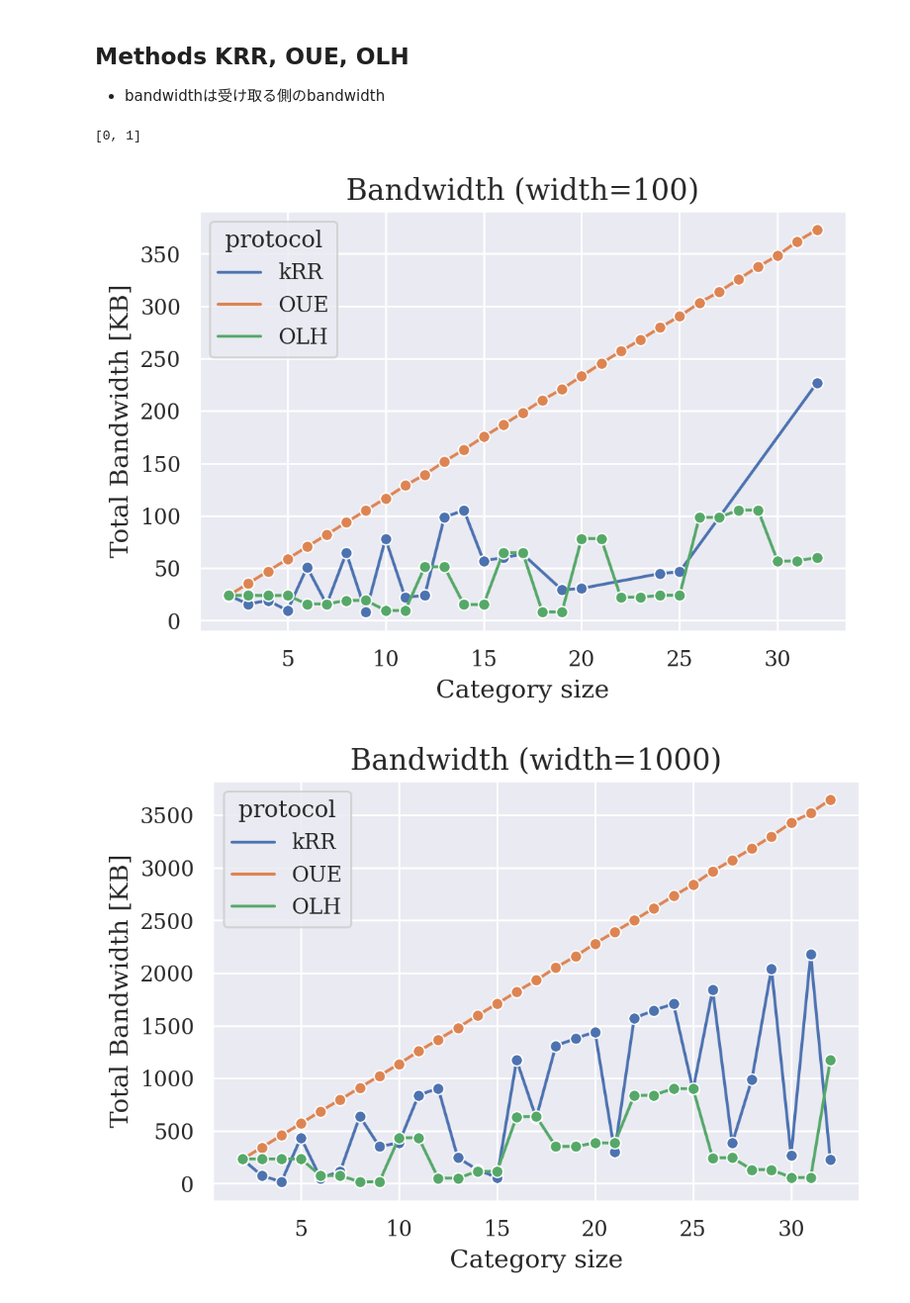
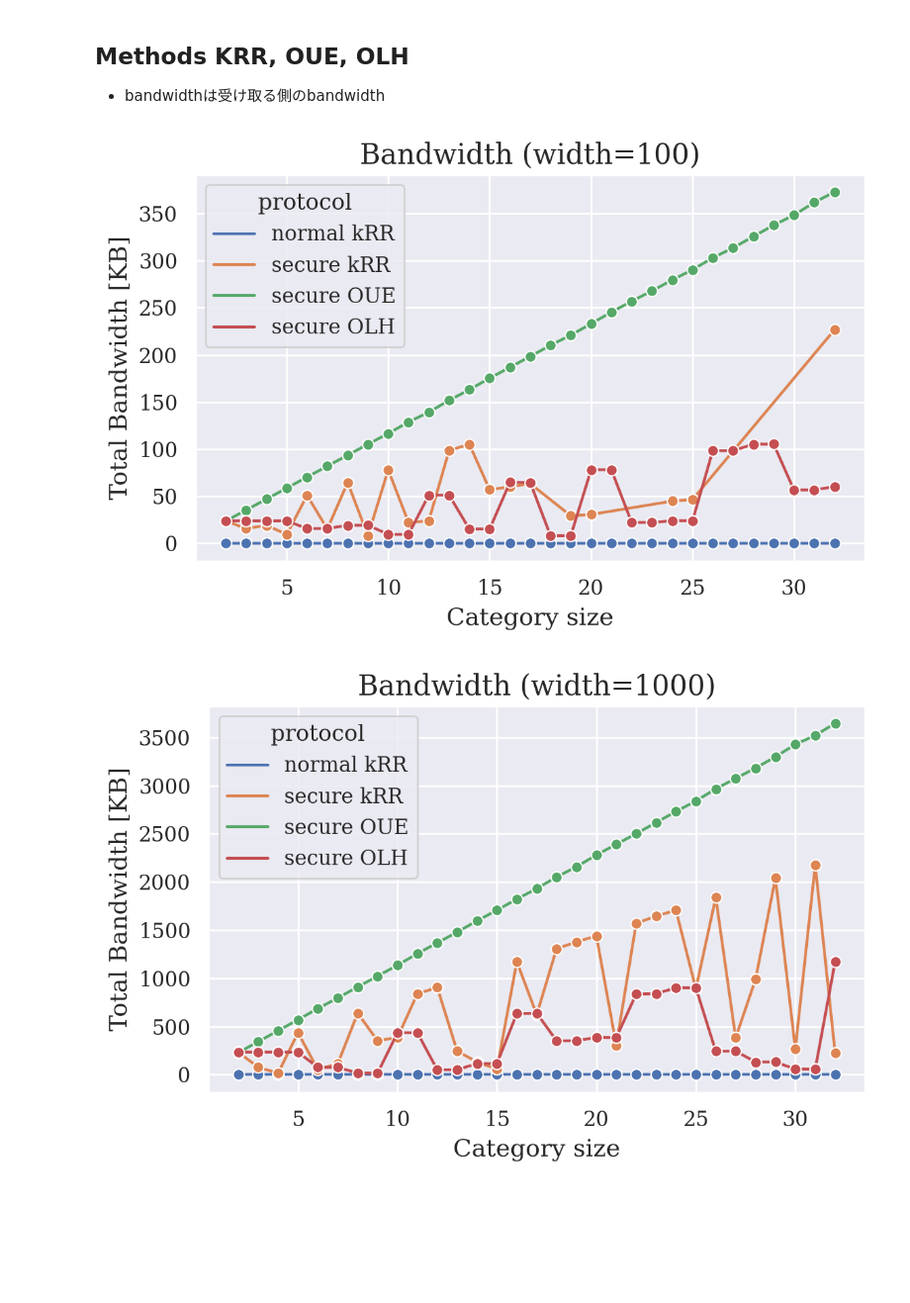
Before and after one commit to FumiyukiKato/verifiable-ldp, a Jupyter notebook: notebook/visualize.ipynb, the cells around one changed output. Shown at 99% size. Cells and saved outputs as stored; diff of their text form; code cells hidden in the pictures; blank space fills up the shorter version.

```diff
--- a/notebook/visualize.ipynb
+++ b/notebook/visualize.ipynb
@@ -164,18 +167,30 @@ def grouping(results):
 def calculateTotalBandwitdh(grouped_results):
     grouped_results['total_bandwidth'] = []
     if grouped_results.get('MESSAGE_TYPE.START size [B]'):
-        for a, b, c in zip(
-            grouped_results['MESSAGE_TYPE.START size [B]'],
-            grouped_results['MESSAGE_TYPE.STEP2 size [B]'],
-            grouped_results['MESSAGE_TYPE.STEP4 size [B]']
-        ):
-            grouped_results['total_bandwidth'].append(a+b+c)
+        if grouped_results.get('MESSAGE_TYPE.STEP2 size [B]'):
+            for a, b, c in zip(
+                grouped_results['MESSAGE_TYPE.START size [B]'],
+                grouped_results['MESSAGE_TYPE.STEP2 size [B]'],
+                grouped_results['MESSAGE_TYPE.STEP4 size [B]']
+            ):
+                grouped_results['total_bandwidth'].append(a+b+c)
+        else:
+            for a in zip(
+                grouped_results['MESSAGE_TYPE.START size [B]']
+            ):
+                grouped_results['total_bandwidth'].append(a)
     else:
-        for a, b in zip(
-            grouped_results['MESSAGE_TYPE.STEP1 size [B]'],
-            grouped_results['MESSAGE_TYPE.STEP3 size [B]']
-        ):
-            grouped_results['total_bandwidth'].append(a+b)
+        if grouped_results.get('MESSAGE_TYPE.STEP3 size [B]'):
+            for a, b in zip(
+                grouped_results['MESSAGE_TYPE.STEP1 size [B]'],
+                grouped_results['MESSAGE_TYPE.STEP3 size [B]']
+            ):
+                grouped_results['total_bandwidth'].append(a+b)
+        else:
+            for a in zip(
+                grouped_results['MESSAGE_TYPE.STEP1 size [B]']
+            ):
+                grouped_results['total_bandwidth'].append(a)
 
 
 def mean(grouped_results):
@@ -192,23 +207,20 @@ def std(grouped_results):
 
 def capitalize(mech):
     if mech == 'krr':
-        return 'kRR'
+        return 'secure kRR'
     elif mech == 'oue':
-        return 'OUE'
+        return 'secure OUE'
     elif mech == 'olh':
-        return 'OLH'
+        return 'secure OLH'
+    elif mech == 'normal':
+        return 'normal kRR'
-# %%
-a = [0, 1, 2]
-list(filter(lambda x: x!=2, a))
-# %% [output]
-[0, 1]
 # %%
 cate_num_list = list(range(2, 33))
 role_list = ['verifier', 'prover']
 epsilon = 1.0
 secret_input = 1
 width_list = [100, 1000]
-mech_list = ['krr', 'oue', 'olh']
+mech_list = ['normal', 'krr', 'oue', 'olh']
 
 for width in width_list:
     data_bandwidth = {
@@ -226,35 +238,36 @@ for width in width_list:
                         g = 2
                     else:
                         g = cate_num // 2
                     if role == 'prover':
                         params = [role, cate_num, epsilon, secret_input, width, g, mech]
                     else:
                         params = [role, cate_num, epsilon, width, g, mech]
                 elif role == 'prover':
                     params = [role, cate_num, epsilon, secret_input, width, mech]
                 else:
                     params = [role, cate_num, epsilon, width, mech]
                 results = loadJsonResult('../result', params)
                 if len(results) == 0:
                     is_exists = False
                 else:
                     grouped_results = grouping(results)
                     bandwidth += np.mean(grouped_results['total_bandwidth'])
             if is_exists:
                 data_bandwidth['bandwidth'].append(bandwidth / 1000)
                 data_bandwidth['cate_num'].append(cate_num)
                 data_bandwidth['protocol'].append(capitalize(mech))
     fig = plt.figure(dpi=200)
     ax1 = fig.add_subplot(1, 1, 1)
     sns.lineplot(x="cate_num", y="bandwidth", hue='protocol', data=data_bandwidth, ax=ax1, marker="o")
     ax1.set_title('Bandwidth (width=%d)'% (width), fontsize=15)
     ax1.set_xlabel('Category size', fontsize=13)
     ax1.set_ylabel('Total Bandwidth [KB]', fontsize=13)
+    plt.tight_layout()
     plt.show()
     fig.savefig('bandwidth-width-%d.png' % width)
 # %% [output]
-[figure, old version]
+[figure, new version]
-[figure, old version]
+[figure, new version]
 # %%
 cate_num_list = list(range(2, 33))
 role_list = ['verifier', 'prover']
```
Also changed, not shown: parts of 5 cells of this notebook.
